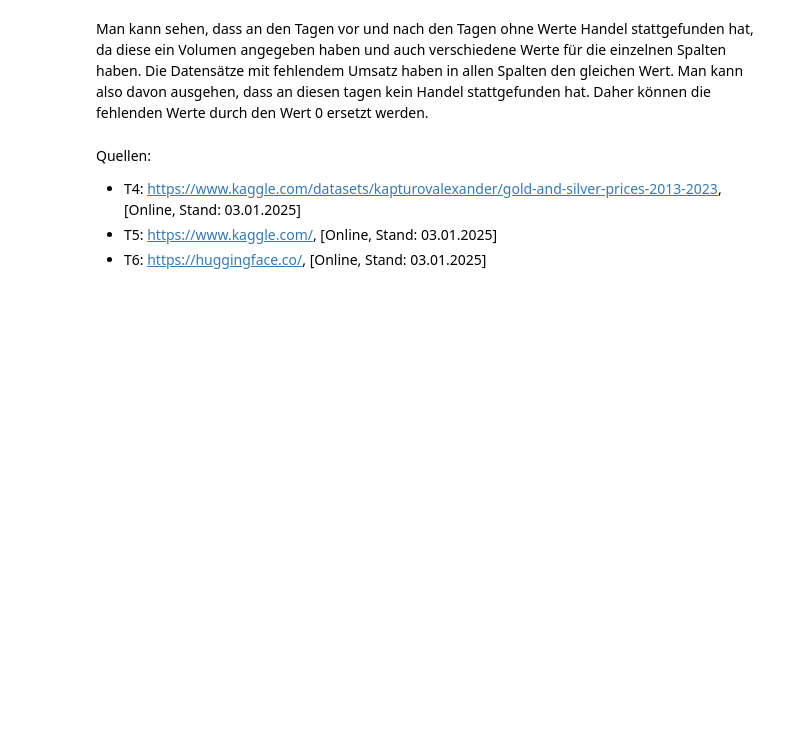
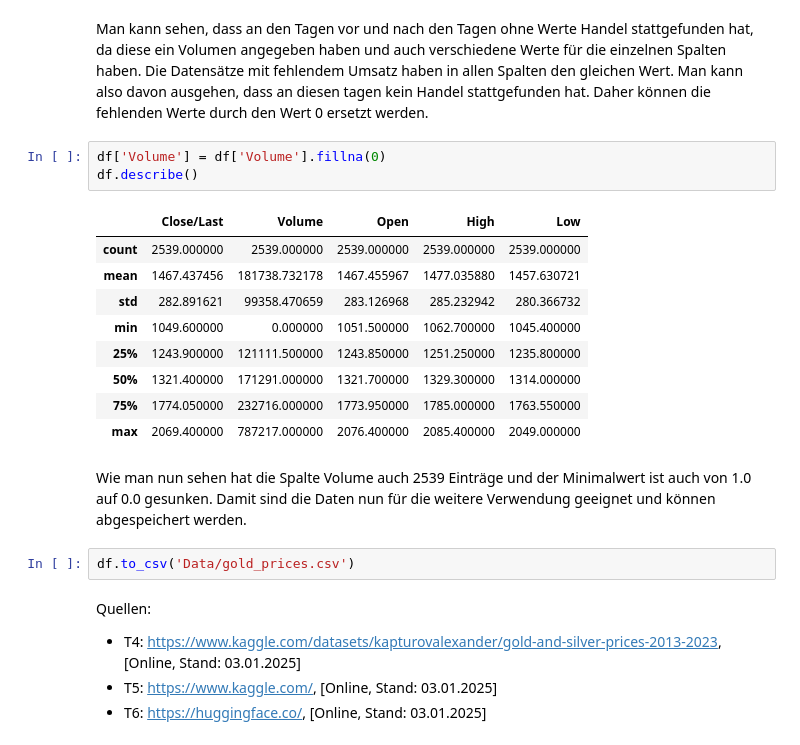
Before and after one commit to TTomczek/DL-Time-Series-Forecasting-With-RNNs, a Jupyter notebook: ausarbeitung.ipynb, the cells around one changed output. Saved outputs shown, nothing was run; the diff lists cells and outputs as text; blank space fills up the shorter version.

Commit message:
Speichere korrigierte Daten

```diff
--- a/ausarbeitung.ipynb
+++ b/ausarbeitung.ipynb
@@ -310,6 +310,23 @@ df[206:211]
 | 210 | 10/14/2022 | 1672.9 | NaN | 1672.9 | 1672.9 | 1672.9 |
 # %% [markdown]
 Man kann sehen, dass an den Tagen vor und nach den Tagen ohne Werte Handel stattgefunden hat, da diese ein Volumen angegeben haben und auch verschiedene Werte für die einzelnen Spalten haben. Die Datensätze mit fehlendem Umsatz haben in allen Spalten den gleichen Wert. Man kann also davon ausgehen, dass an diesen tagen kein Handel stattgefunden hat. Daher können die fehlenden Werte durch den Wert 0 ersetzt werden.
+# %%
+df['Volume'] = df['Volume'].fillna(0)
+df.describe()
+# %% [output]
+|  | Close/Last | Volume | Open | High | Low |
+| count | 2539.000000 | 2539.000000 | 2539.000000 | 2539.000000 | 2539.000000 |
+| mean | 1467.437456 | 181738.732178 | 1467.455967 | 1477.035880 | 1457.630721 |
+| std | 282.891621 | 99358.470659 | 283.126968 | 285.232942 | 280.366732 |
+| min | 1049.600000 | 0.000000 | 1051.500000 | 1062.700000 | 1045.400000 |
+| 25% | 1243.900000 | 121111.500000 | 1243.850000 | 1251.250000 | 1235.800000 |
+| 50% | 1321.400000 | 171291.000000 | 1321.700000 | 1329.300000 | 1314.000000 |
+| 75% | 1774.050000 | 232716.000000 | 1773.950000 | 1785.000000 | 1763.550000 |
+| max | 2069.400000 | 787217.000000 | 2076.400000 | 2085.400000 | 2049.000000 |
+# %% [markdown]
+Wie man nun sehen hat die Spalte Volume auch 2539 Einträge und der Minimalwert ist auch von 1.0 auf 0.0 gesunken. Damit sind die Daten nun für die weitere Verwendung geeignet und können abgespeichert werden.
+# %%
+df.to_csv('Data/gold_prices.csv')
 # %% [markdown]
 Quellen:
 * T4: https://www.kaggle.com/datasets/kapturovalexander/gold-and-silver-prices-2013-2023, [Online, Stand: 03.01.2025]
```
Also changed, not shown: 2 other files.
